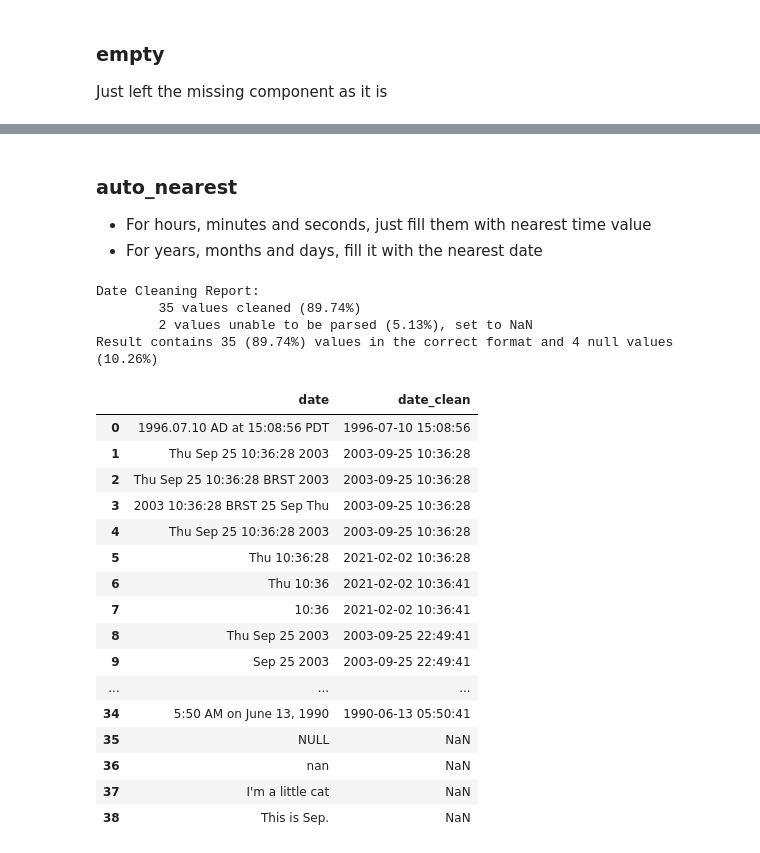
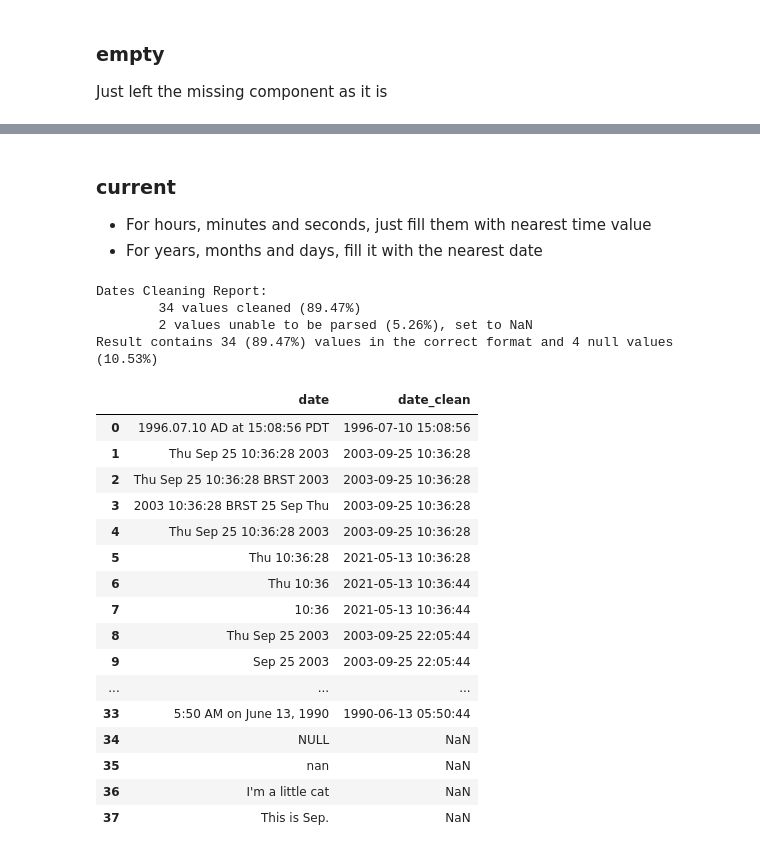
Before and after one commit to sfu-db/dataprep, a Jupyter notebook: docs/source/user_guide/clean/clean_date.ipynb, the cells around one changed output, grey strips where cells are left out. Saved outputs shown, nothing was run; the diff lists cells and outputs as text; code cells hidden in the pictures.

Commit message:
perf(clean): update documentation of clean_date

```diff
--- a/docs/source/user_guide/clean/clean_date.ipynb
+++ b/docs/source/user_guide/clean/clean_date.ipynb
@@ -65,7 +65,6 @@ df = pd.DataFrame({"date":
                     '25-Sep-2003',
                     'Sep-25-2003',
                     '09-25-2003',
-                    '25-09-2003',
                     '10-09-2003',
                     '10-09-03',
                     '2003.Sep.25',
@@ -513,28 +512,28 @@ Result contains 35 (89.74%) values in the correct format and 4 null values (10.2
 # %% [markdown]
-### auto_nearest
+### current
 * For hours, minutes and seconds, just fill them with nearest time value
 * For years, months and days, fill it with the nearest date
 # %%
-clean_date(df, 'date', fix_empty='auto_nearest')
+clean_date(df, 'date', fix_missing='current')
 # %% [output]
-Date Cleaning Report:
-        35 values cleaned (89.74%)
-        2 values unable to be parsed (5.13%), set to NaN
-Result contains 35 (89.74%) values in the correct format and 4 null values (10.26%)
+Dates Cleaning Report:
+        34 values cleaned (89.47%)
+        2 values unable to be parsed (5.26%), set to NaN
+Result contains 34 (89.47%) values in the correct format and 4 null values (10.53%)
 |  | date | date_clean |
 | 0 | 1996.07.10 AD at 15:08:56 PDT | 1996-07-10 15:08:56 |
 | 1 | Thu Sep 25 10:36:28 2003 | 2003-09-25 10:36:28 |
 | 2 | Thu Sep 25 10:36:28 BRST 2003 | 2003-09-25 10:36:28 |
 | 3 | 2003 10:36:28 BRST 25 Sep Thu | 2003-09-25 10:36:28 |
 | 4 | Thu Sep 25 10:36:28 2003 | 2003-09-25 10:36:28 |
-| 5 | Thu 10:36:28 | 2021-02-02 10:36:28 |
-| 6 | Thu 10:36 | 2021-02-02 10:36:41 |
-| 7 | 10:36 | 2021-02-02 10:36:41 |
-| 8 | Thu Sep 25 2003 | 2003-09-25 22:49:41 |
-| 9 | Sep 25 2003 | 2003-09-25 22:49:41 |
+| 5 | Thu 10:36:28 | 2021-05-13 10:36:28 |
+| 6 | Thu 10:36 | 2021-05-13 10:36:44 |
+| 7 | 10:36 | 2021-05-13 10:36:44 |
+| 8 | Thu Sep 25 2003 | 2003-09-25 22:05:44 |
+| 9 | Sep 25 2003 | 2003-09-25 22:05:44 |
 | ... | ... | ... |
-| 34 | 5:50 AM on June 13, 1990 | 1990-06-13 05:50:41 |
-| 35 | NULL | NaN |
-| 36 | nan | NaN |
-| 37 | I'm a little cat | NaN |
-| 38 | This is Sep. | NaN |
+| 33 | 5:50 AM on June 13, 1990 | 1990-06-13 05:50:44 |
+| 34 | NULL | NaN |
+| 35 | nan | NaN |
+| 36 | I'm a little cat | NaN |
+| 37 | This is Sep. | NaN |
```
Also changed, not shown: parts of 29 cells of this notebook.
